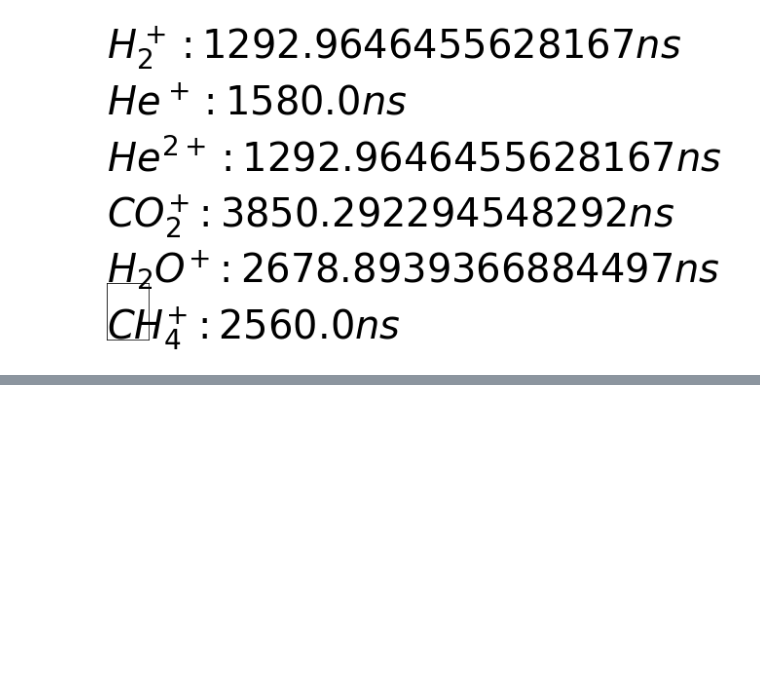
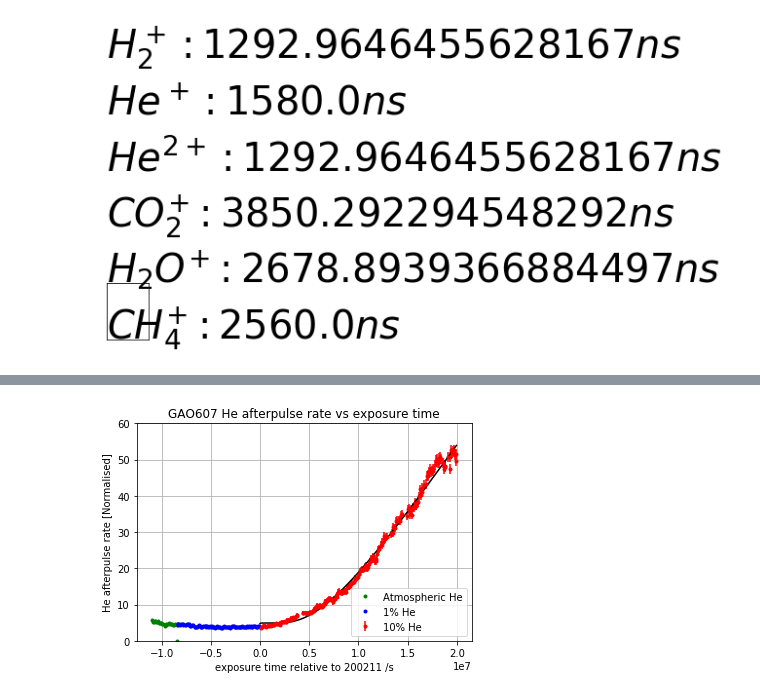
Before and after one commit to TomoPavicic/PMT-ShapeAnalysis, a Jupyter notebook: pmt_he_study/summary_files/modelling_book.ipynb, the cells around one changed output, grey strips where cells are left out. Cells and saved outputs as stored; diff of their text form; code cells hidden in the pictures; blank space fills up the shorter version.

```diff
--- a/pmt_he_study/summary_files/modelling_book.ipynb
+++ b/pmt_he_study/summary_files/modelling_book.ipynb
@@ -259,0 +330,20 @@ print(D,L)
+# %%
+plt.plot(date[:start + 1], np.array(he_apulse_rates[:start + 1]),
+                 "g.", label="Atmospheric He")
+plt.plot(date[start+1:mid + 1], np.array(he_apulse_rates[start+1:mid + 1]),
+                 "b.", label="1% He")
+plt.errorbar(date[mid+1:], np.array(he_apulse_rates[mid+1:]), yerr=np.array(he_apulse_rates_err[mid+1:]),
+                 fmt="r.", label="10% He")
+x_range = np.linspace(0,date[-1],1000)
+plt.plot(x_range, model(x_range, *popt_he), 'k')
+#plt.axvline(date[start], 0, 100, ls='--', color='k')
+#plt.axvline(date[mid], 0, 100, ls='--', color='k')
+plt.xlabel("exposure time relative to 200211 /s")
+plt.ylabel("He afterpulse rate [Normalised]")
+plt.title("GAO607 He afterpulse rate vs exposure time")
+plt.grid()
+plt.ylim(0,60)
+plt.legend(loc='lower right')
+plt.savefig("/Users/willquinn/Desktop/pmt_output_files/summary_plots/model_he.png")
+# %% [output]
+[figure, added]
```
Also changed, not shown: parts of 16 cells of this notebook, 7 other files.
